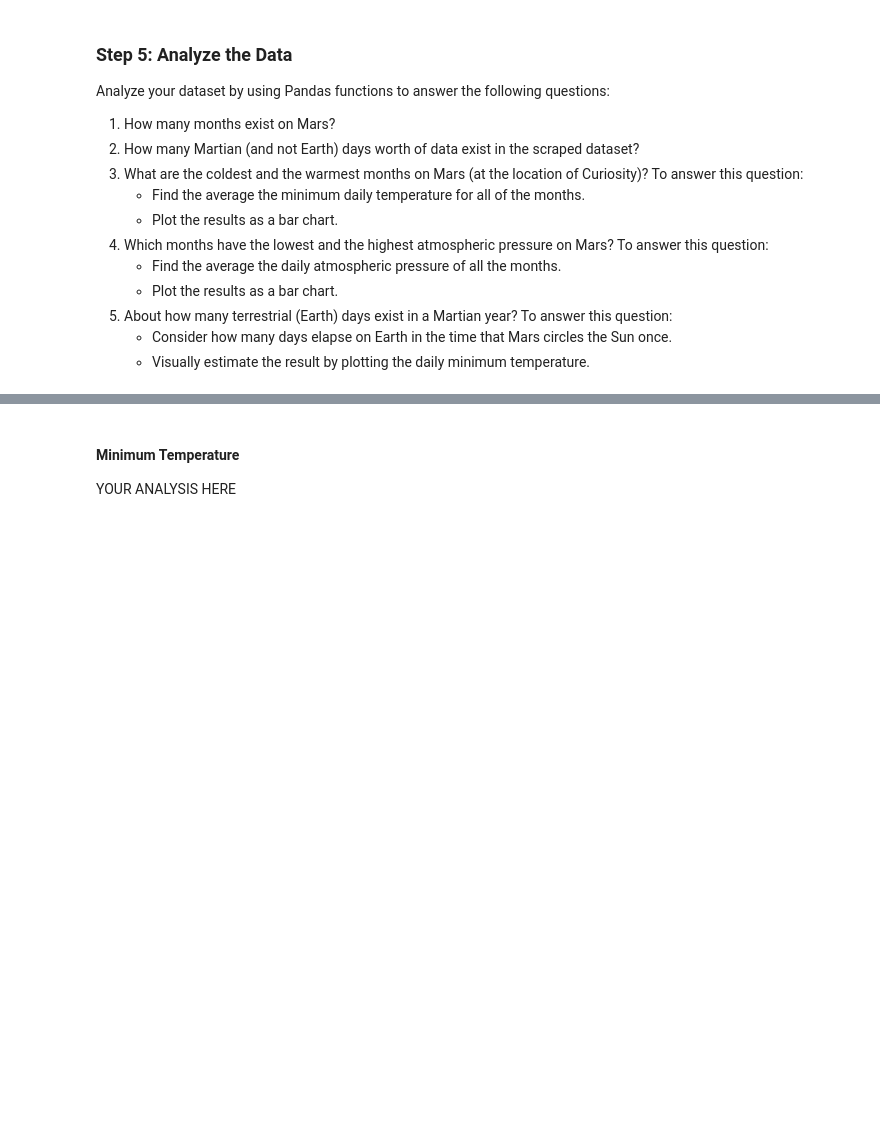
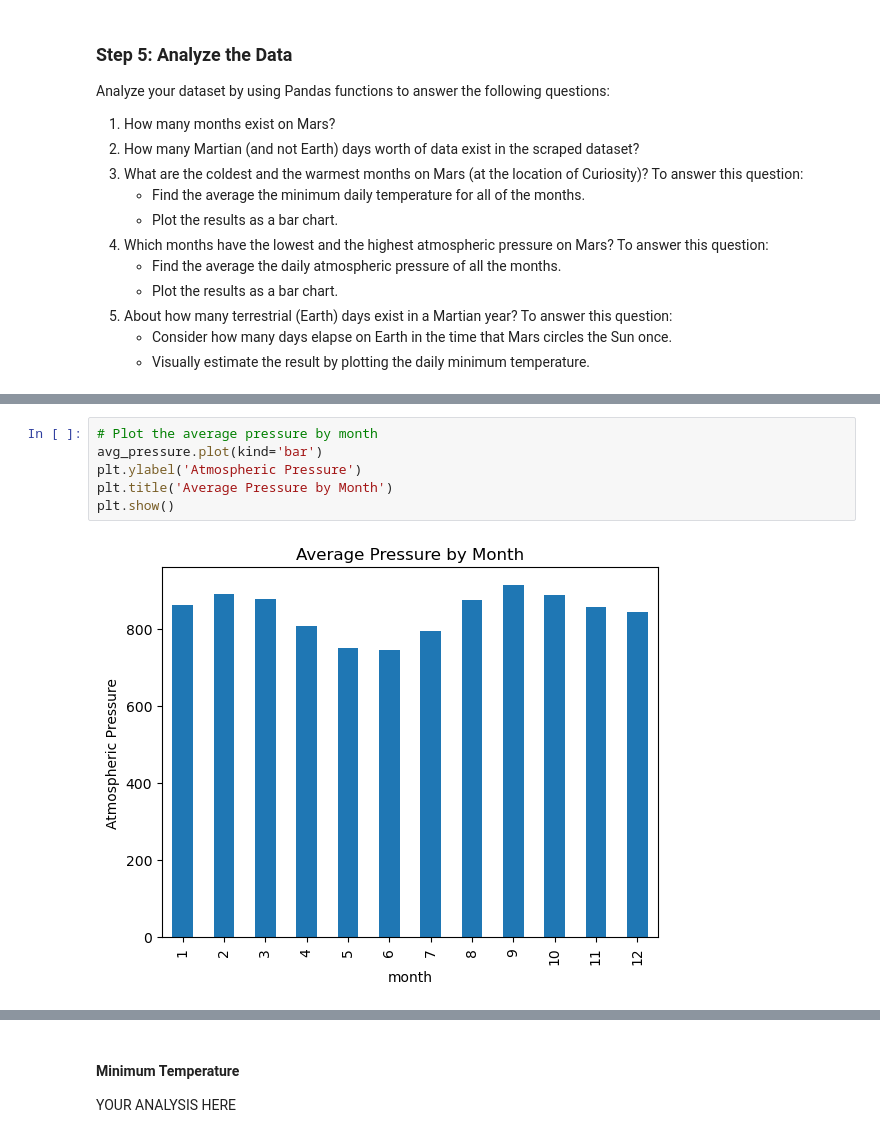
Before and after one commit to sarahryan0413/web_scraping_project, a Jupyter notebook: code/part_2_mars_weather.ipynb, the cells around one changed output, grey strips where cells are left out. Cells and saved outputs as stored; diff of their text form; blank space fills up the shorter version.

```diff
--- a/code/part_2_mars_weather.ipynb
+++ b/code/part_2_mars_weather.ipynb
@@ -188,0 +245,8 @@ Name: min_temp, dtype: float64
+# %%
+# Plot the average pressure by month
+avg_pressure.plot(kind='bar')
+plt.ylabel('Atmospheric Pressure')
+plt.title('Average Pressure by Month')
+plt.show()
+# %% [output]
+[figure, added]
```
Also changed, not shown: parts of 13 cells of this notebook.
